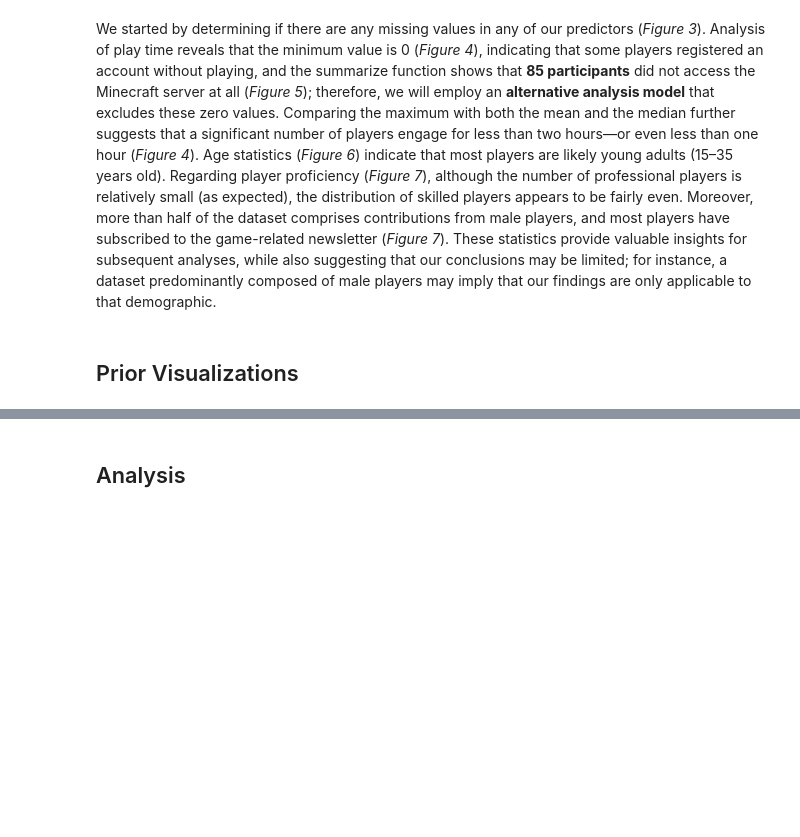
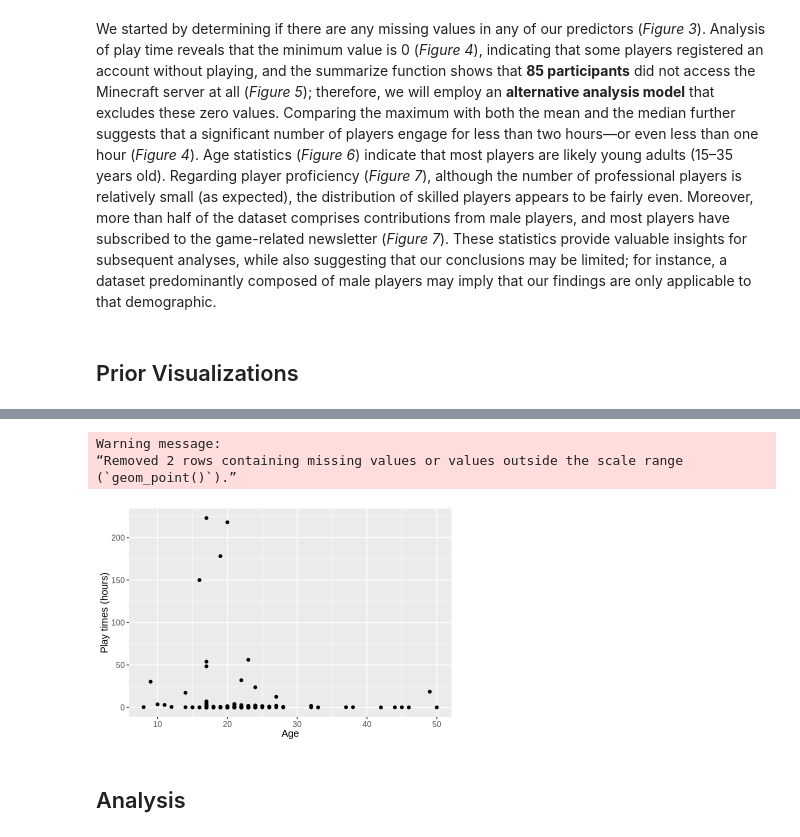
Before and after one commit to ryyuerber/DSCI100_Group_26_Final_Proj, a Jupyter notebook: ProjectWork.ipynb, the cells around one changed output, grey strips where cells are left out. Saved outputs shown, nothing was run; the diff lists cells and outputs as text; code cells hidden in the pictures; blank space fills up the shorter version.

```diff
--- a/ProjectWork.ipynb
+++ b/ProjectWork.ipynb
@@ -191,2 +188,10 @@ Warning message:
+# %%
+options(repr.plot.height = 4, repr.plot.width = 6)
+age_hrs_hist
+# %% [output]
+Warning message:
+“Removed 2 rows containing missing values or values outside the scale range
+(`geom_point()`).”
+[figure, added]
 # %% [markdown]
 ## Analysis
```
Also changed, not shown: parts of 6 cells of this notebook.
